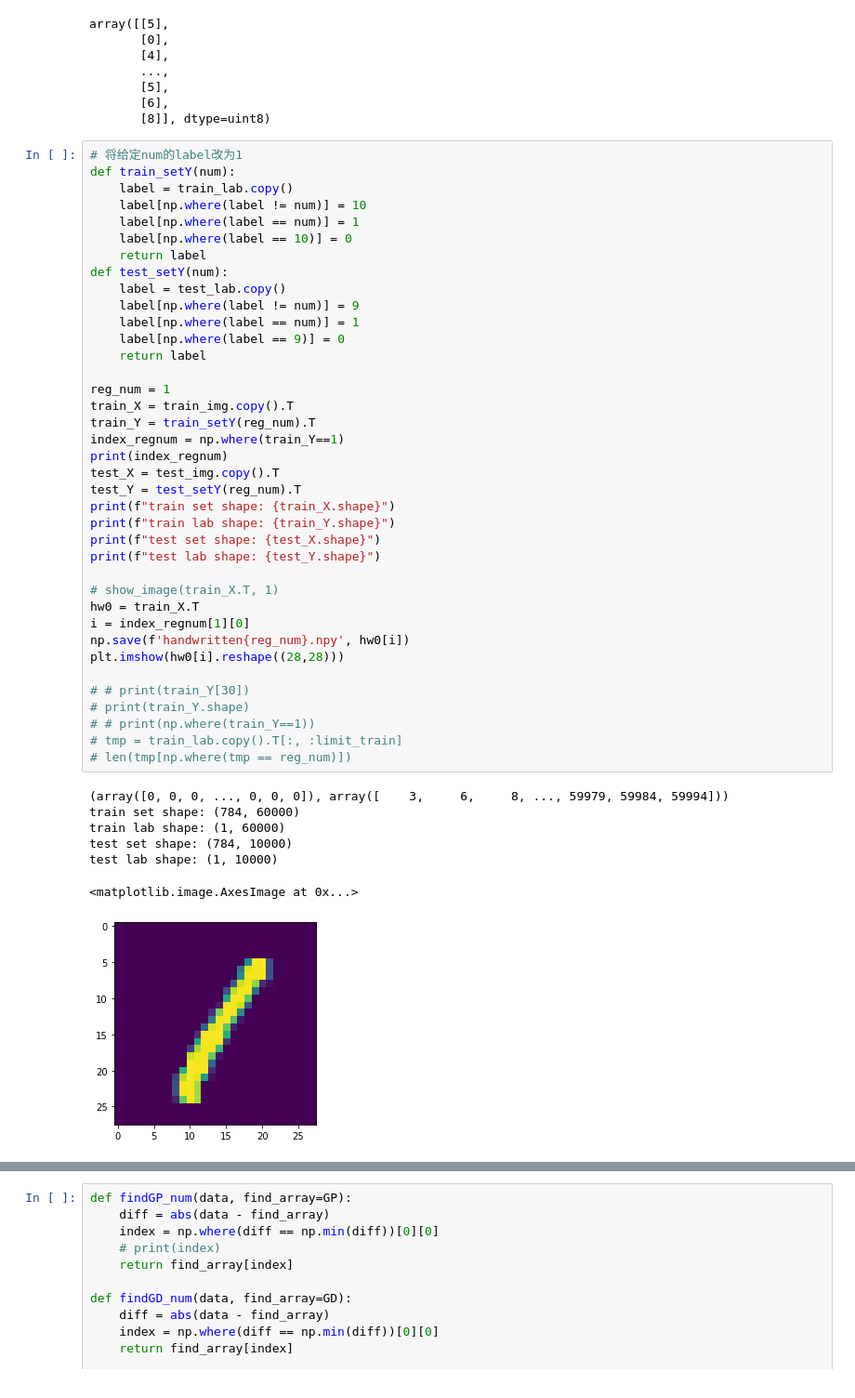
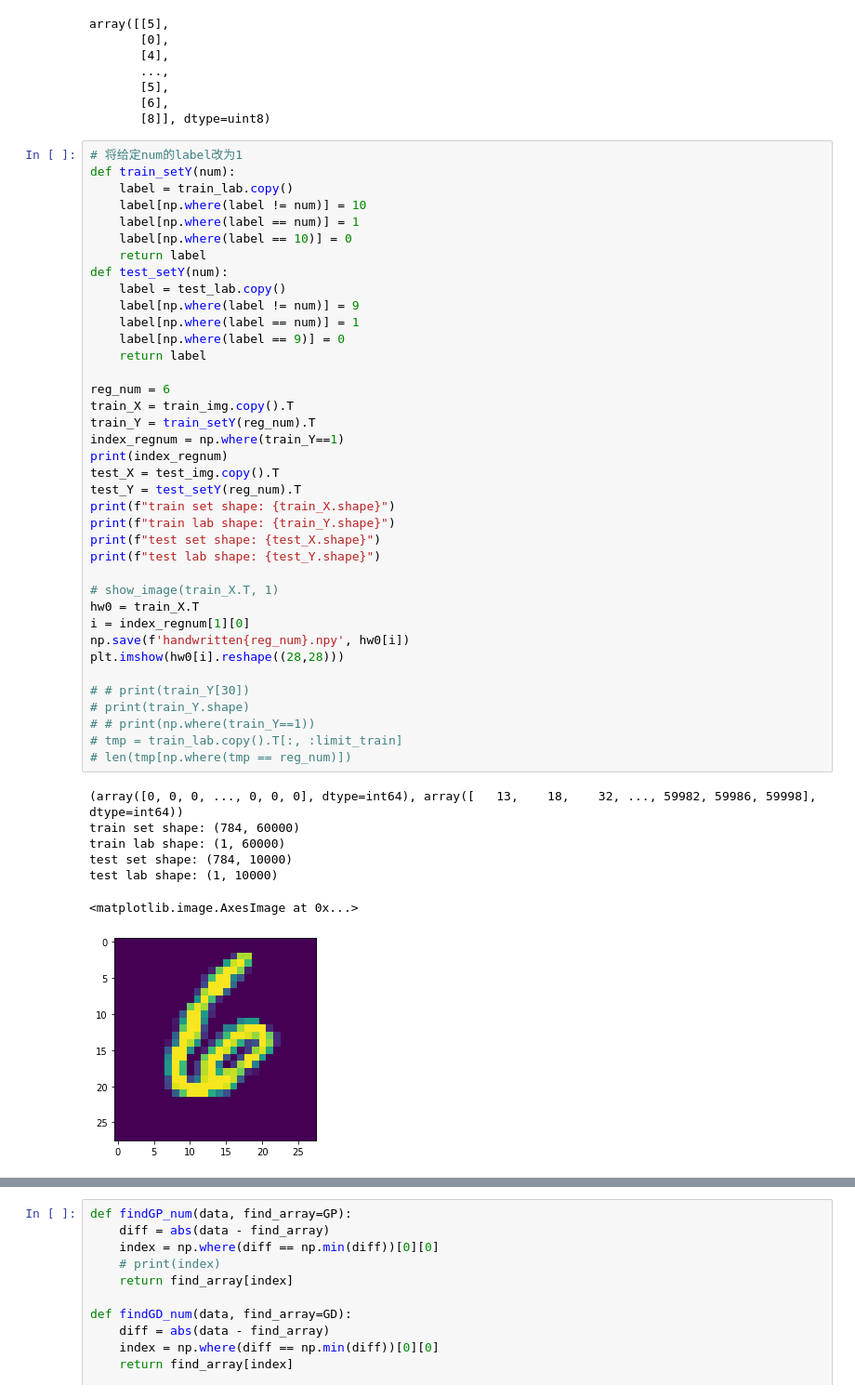
Before and after one commit to ShinATK/JupyterNotebook, a Jupyter notebook: myDeepLearning/COURSE1 Neural Networks and Deep Learning/Week 2/NumberRecognition/数字识别-二值回归.ipynb, the cells around one changed output, grey strips where cells are left out. Shown at 93% size. Cells and saved outputs as stored; diff of their text form.

```diff
--- a/myDeepLearning/COURSE1 Neural Networks and Deep Learning/Week 2/NumberRecognition/数字识别-二值回归.ipynb
+++ b/myDeepLearning/COURSE1 Neural Networks and Deep Learning/Week 2/NumberRecognition/数字识别-二值回归.ipynb
@@ -70,35 +70,35 @@ def test_setY(num):
     label[np.where(label == 9)] = 0
     return label
 
-reg_num = 1
+reg_num = 6
 train_X = train_img.copy().T
 train_Y = train_setY(reg_num).T
 index_regnum = np.where(train_Y==1)
 print(index_regnum)
 test_X = test_img.copy().T
 test_Y = test_setY(reg_num).T
 print(f"train set shape: {train_X.shape}")
 print(f"train lab shape: {train_Y.shape}")
 print(f"test set shape: {test_X.shape}")
 print(f"test lab shape: {test_Y.shape}")
 
 # show_image(train_X.T, 1)
 hw0 = train_X.T
 i = index_regnum[1][0]
 np.save(f'handwritten{reg_num}.npy', hw0[i])
 plt.imshow(hw0[i].reshape((28,28)))
 
 # # print(train_Y[30])
 # print(train_Y.shape)
 # # print(np.where(train_Y==1))
 # tmp = train_lab.copy().T[:, :limit_train]
 # len(tmp[np.where(tmp == reg_num)])
 # %% [output]
-(array([0, 0, 0, ..., 0, 0, 0]), array([    3,     6,     8, ..., 59979, 59984, 59994]))
+(array([0, 0, 0, ..., 0, 0, 0], dtype=int64), array([   13,    18,    32, ..., 59982, 59986, 59998], dtype=int64))
 train set shape: (784, 60000)
 train lab shape: (1, 60000)
 test set shape: (784, 10000)
 test lab shape: (1, 10000)
 <matplotlib.image.AxesImage at 0x...>
-[figure, old version]
+[figure, new version]
 # %%
```
Also changed, not shown: parts of 9 cells of this notebook, 25 other files.
